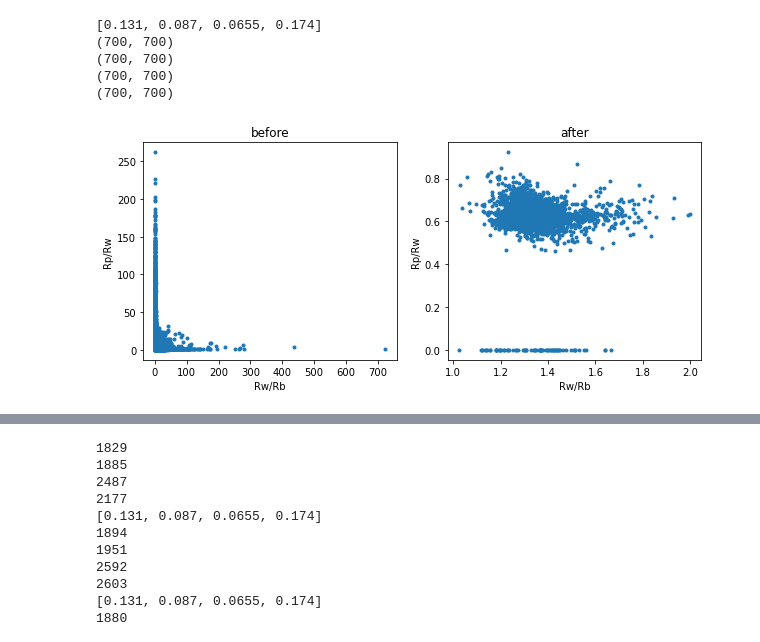
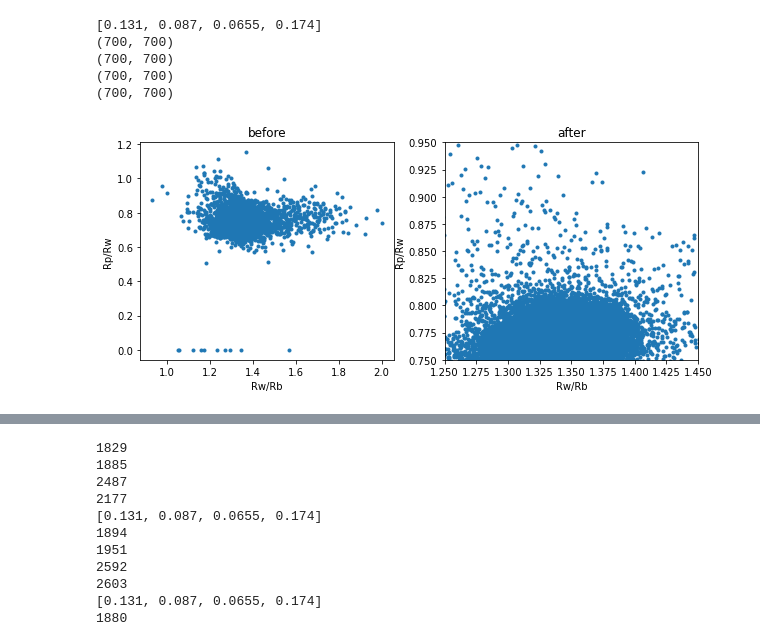
Before and after one commit to akihirohattori/preprocess, a Jupyter notebook: make_spectrum.ipynb, the cells around one changed output, grey strips where cells are left out. Cells and saved outputs as stored; diff of their text form; code cells hidden in the pictures.

```diff
--- a/make_spectrum.ipynb
+++ b/make_spectrum.ipynb
@@ -53,35 +53,35 @@ def conversion_ref(image_filelist):
     print(t)
     return result
 # %%
-bef_files = "./test/before_ref/bef_scacor1_st_2385*.fit"
-af_files = "../output_perspective/cor1_st_2385*.fits"
+bef_files = "../output_perspective/bef_scacor1_st_2385*.fits"
+af_files = "../output_perspective/bef_scacor1_st_2385*.fits"
 
 bef_files = sorted(glob.glob(bef_files))
 af_files = sorted(glob.glob(af_files))
 
 bef_ref, af_ref = R_pwb(bef_files, af_files)
 for i in range(4):
     print(bef_ref[i].shape)
     fits.writeto(f"bef_ref{i}.fits", bef_ref[i], overwrite = True)
 fig, axes = plt.subplots(nrows=1, ncols=2, figsize=(10, 4))
 axes[0].scatter(bef_ref[2]/bef_ref[0], bef_ref[3]/bef_ref[2], marker = ".", label = "before")
 axes[1].scatter(af_ref[2]/af_ref[0], af_ref[3]/af_ref[2], marker = ".", label = "after")
 
 axes[0].set_title('before')
 axes[1].set_title('after')
 axes[0].set_xlabel('Rw/Rb')
 axes[0].set_ylabel('Rp/Rw')
 axes[1].set_xlabel('Rw/Rb')
 axes[1].set_ylabel('Rp/Rw')
 # axes[0].set_xlim(1.25,1.45)
-# axes[1].set_xlim(1.25,1.45)
+axes[1].set_xlim(1.25,1.45)
 # axes[0].set_ylim(0.75,0.95)
-# axes[1].set_ylim(0.75,0.95)
+axes[1].set_ylim(0.75,0.95)
 plt.show()
 # %% [output]
 [0.131, 0.087, 0.0655, 0.174]
 (700, 700)
 (700, 700)
 (700, 700)
 (700, 700)
-[figure, old version]
+[figure, new version]
```
Also changed, not shown: parts of 12 cells of this notebook, 6 other files.
